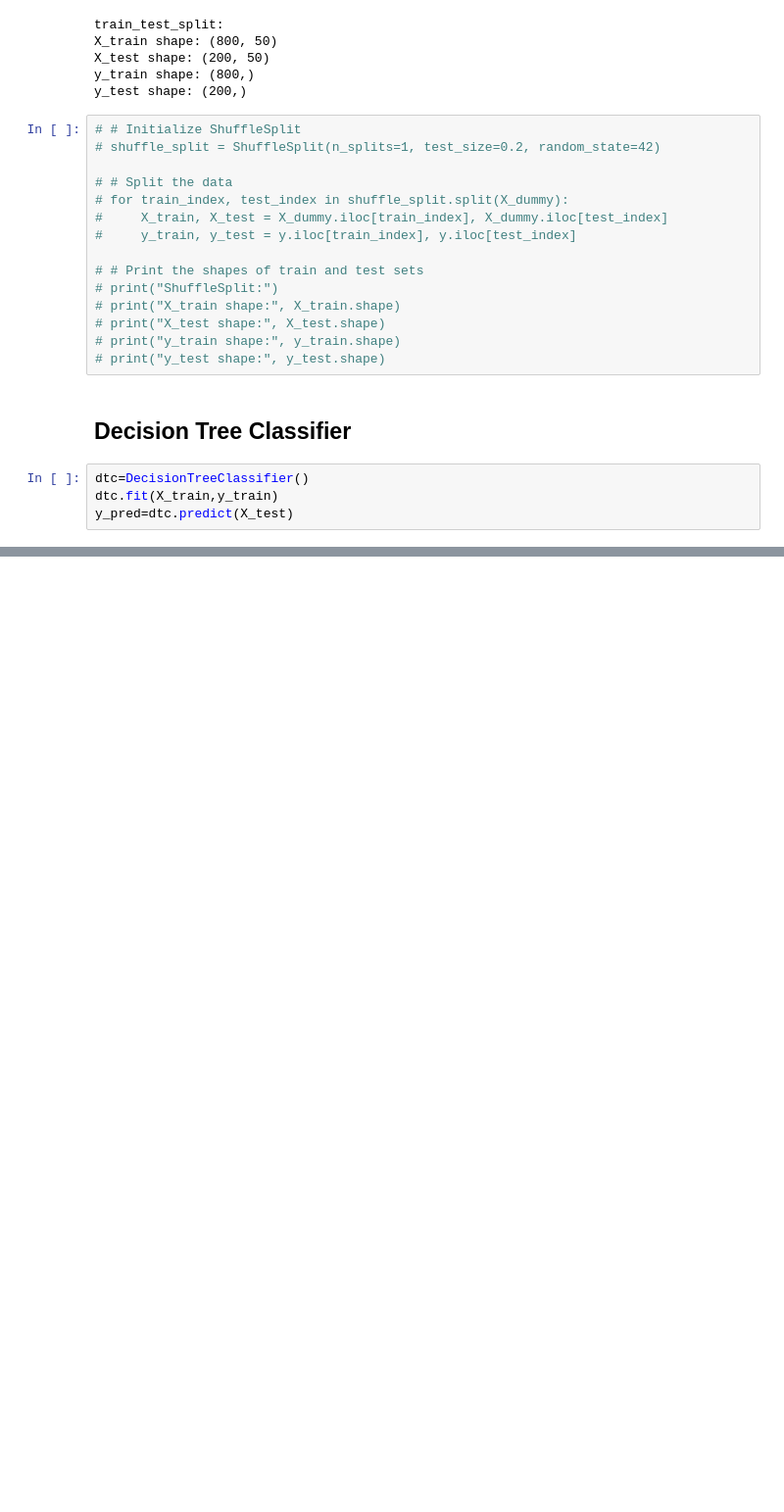
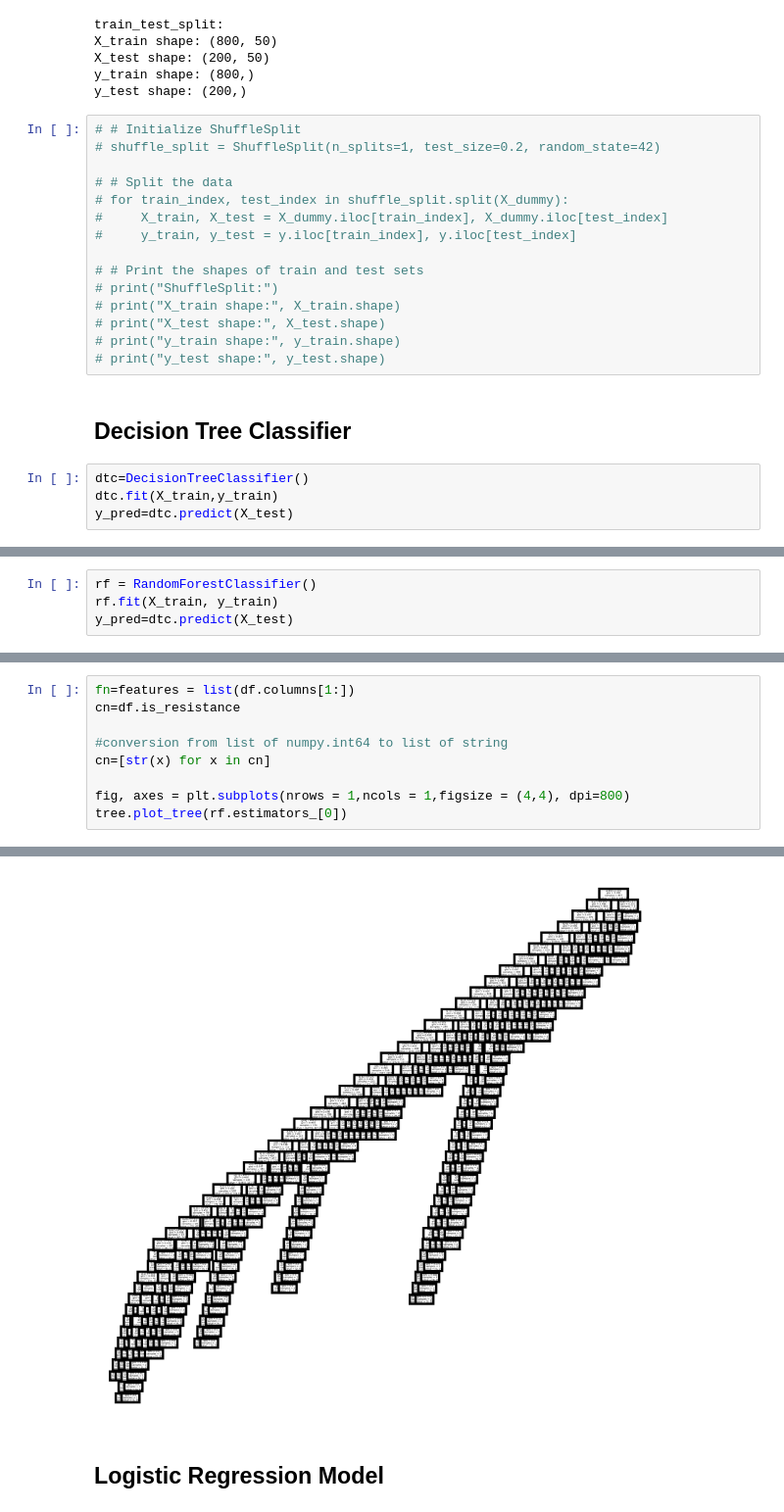
Before and after one commit to eoneill0211/star-wars-3, a Jupyter notebook: Models.ipynb, the cells around one changed output, grey strips where cells are left out. Shown at 98% size. Cells and saved outputs as stored; diff of their text form; blank space fills up the shorter version.

```diff
--- a/Models.ipynb
+++ b/Models.ipynb
@@ -99,0 +115,4 @@ plt.show()
+# %%
+rf = RandomForestClassifier()
+rf.fit(X_train, y_train)
+y_pred=dtc.predict(X_test)
@@ -99,0 +130,10 @@ plt.show()
+# %%
+fn=features = list(df.columns[1:])
+cn=df.is_resistance
+
+#conversion from list of numpy.int64 to list of string
+cn=[str(x) for x in cn]
+
+fig, axes = plt.subplots(nrows = 1,ncols = 1,figsize = (4,4), dpi=800)
+tree.plot_tree(rf.estimators_[0])
+# %% [output]
@@ -99,0 +157,3 @@ plt.show()
+[figure, added]
+# %% [markdown]
+## Logistic Regression Model
```
Also changed, not shown: parts of 16 cells of this notebook, 4 other files.
